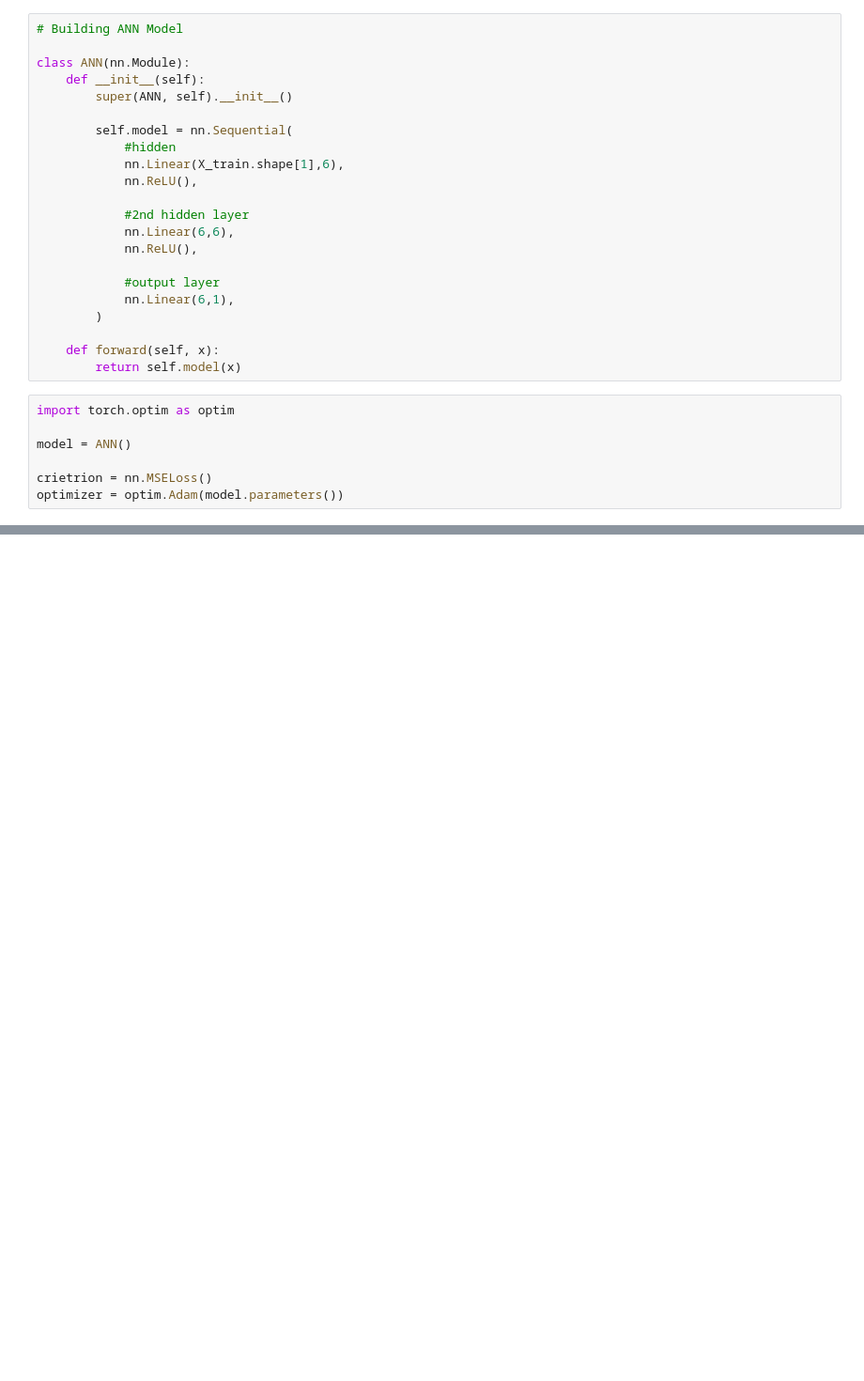
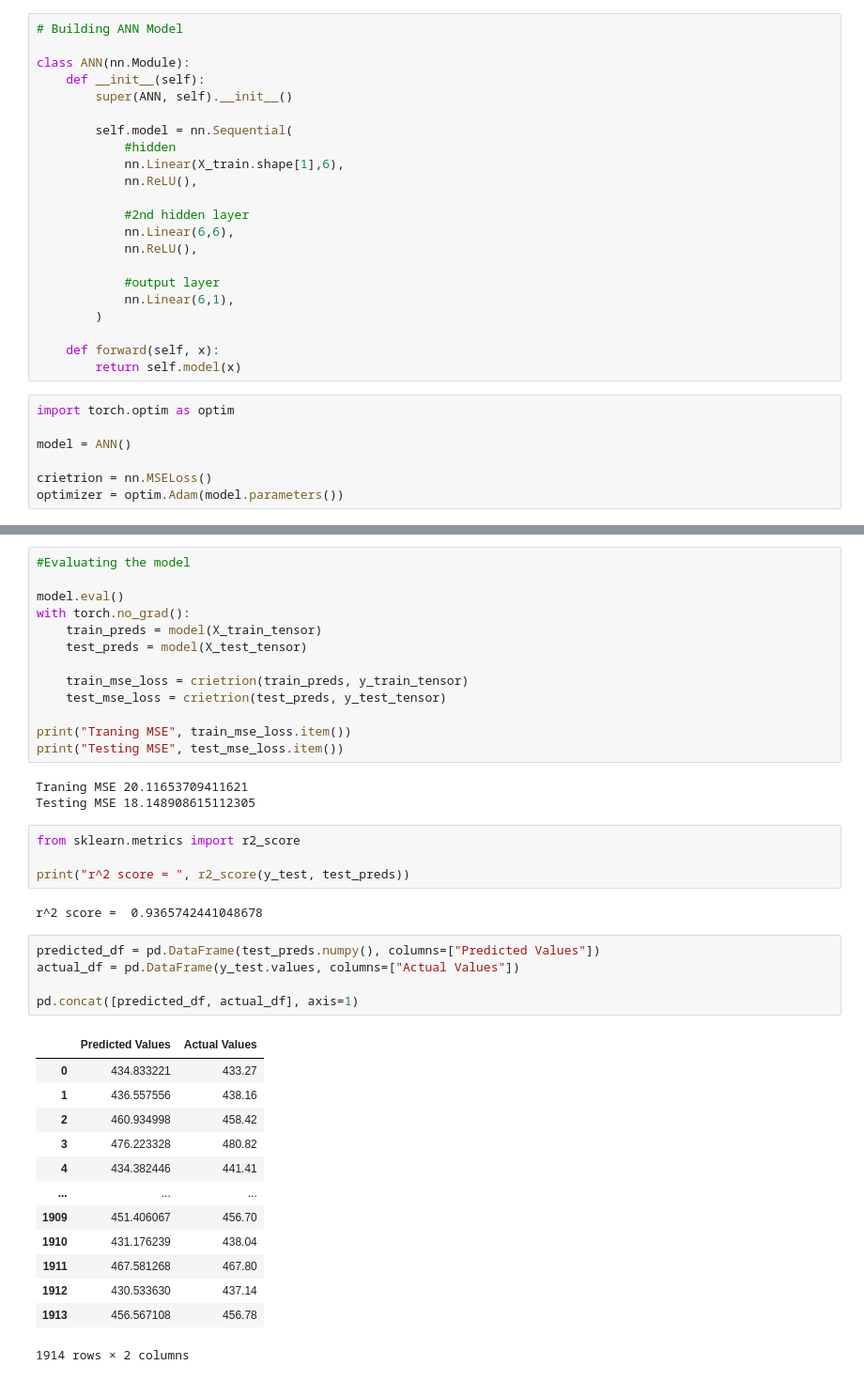
Before and after one commit to kajal-singh1/deep-learning-journey, a Jupyter notebook: DL_Basics/minor_project_1_regressor/Regreesor.ipynb, the cells around one changed output, grey strips where cells are left out. Shown at 94% size. Saved outputs shown, nothing was run; the diff lists cells and outputs as text; blank space fills up the shorter version.

```diff
--- a/DL_Basics/minor_project_1_regressor/Regreesor.ipynb
+++ b/DL_Basics/minor_project_1_regressor/Regreesor.ipynb
@@ -109,0 +196,41 @@ optimizer = optim.Adam(model.parameters())
+# %%
+#Evaluating the model
+
+model.eval()
+with torch.no_grad():
+    train_preds = model(X_train_tensor)
+    test_preds = model(X_test_tensor)
+
+    train_mse_loss = crietrion(train_preds, y_train_tensor)
+    test_mse_loss = crietrion(test_preds, y_test_tensor)
+
+print("Traning MSE", train_mse_loss.item())
+print("Testing MSE", test_mse_loss.item())
+# %% [output]
+Traning MSE 20.11653709411621
+Testing MSE 18.148908615112305
+# %%
+from sklearn.metrics import r2_score
+
+print("r^2 score = ", r2_score(y_test, test_preds))
+# %% [output]
+r^2 score =  0.9365742441048678
+# %%
+predicted_df = pd.DataFrame(test_preds.numpy(), columns=["Predicted Values"])
+actual_df = pd.DataFrame(y_test.values, columns=["Actual Values"])
+
+pd.concat([predicted_df, actual_df], axis=1)
+# %% [output]
+|  | Predicted Values | Actual Values |
+| 0 | 434.833221 | 433.27 |
+| 1 | 436.557556 | 438.16 |
+| 2 | 460.934998 | 458.42 |
+| 3 | 476.223328 | 480.82 |
+| 4 | 434.382446 | 441.41 |
+| ... | ... | ... |
+| 1909 | 451.406067 | 456.70 |
+| 1910 | 431.176239 | 438.04 |
+| 1911 | 467.581268 | 467.80 |
+| 1912 | 430.533630 | 437.14 |
+| 1913 | 456.567108 | 456.78 |
+1914 rows × 2 columns
```
Also changed, not shown: parts of 3 cells of this notebook, 1 other file.
